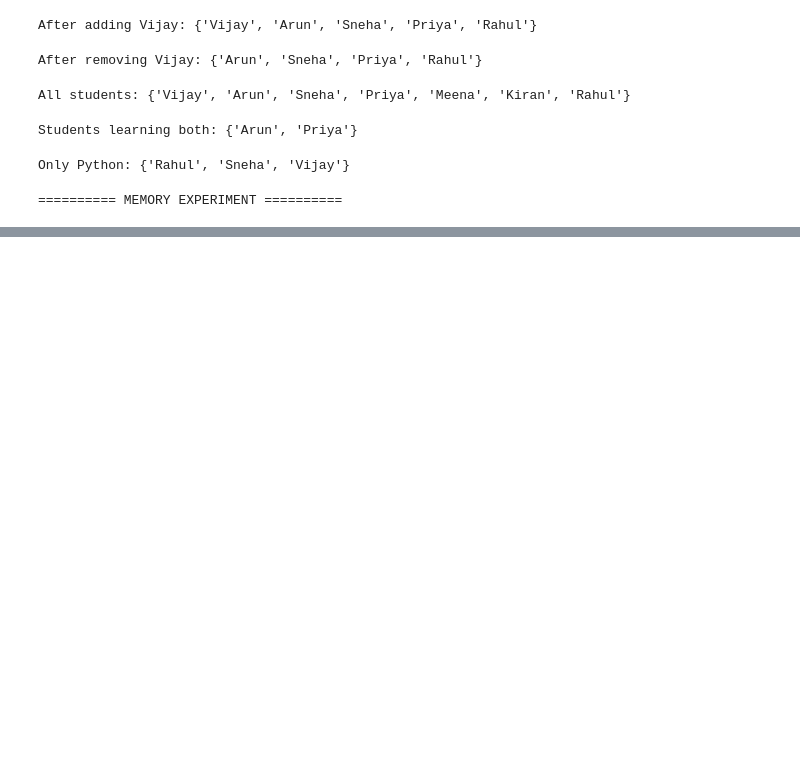
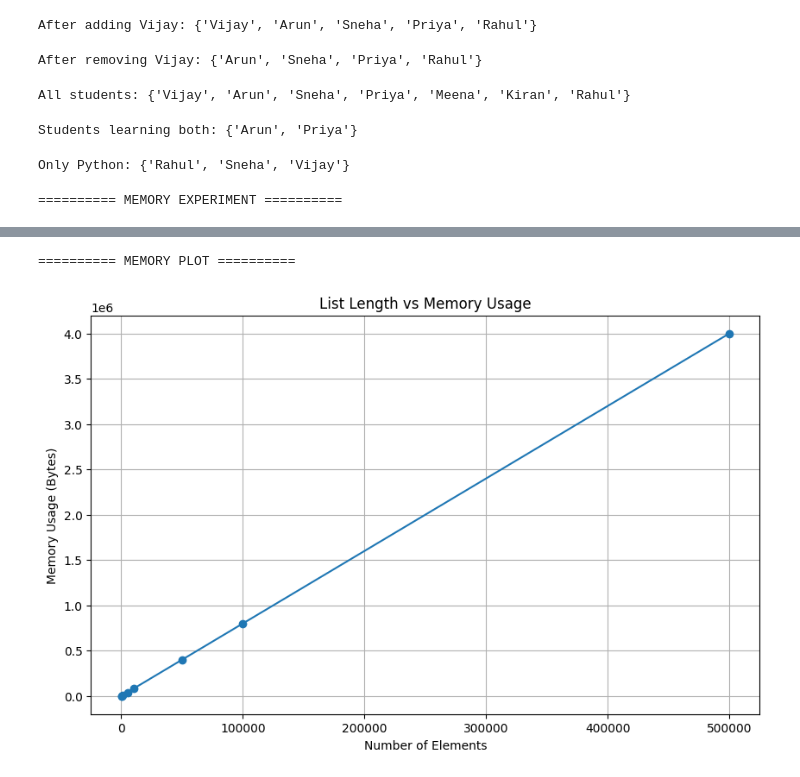
Before and after one commit to shivamkumar359/3rd-SEM-CLASS-CODES, a Jupyter notebook: IDB/W4/WEEK_4_PRACTICAL_SESSION_BY_MITHUN_DJ_.ipynb, the cells around one changed output, grey strips where cells are left out. Cells and saved outputs as stored; diff of their text form; code cells hidden in the pictures; blank space fills up the shorter version.

```diff
--- a/IDB/W4/WEEK_4_PRACTICAL_SESSION_BY_MITHUN_DJ_.ipynb
+++ b/IDB/W4/WEEK_4_PRACTICAL_SESSION_BY_MITHUN_DJ_.ipynb
@@ -272,0 +307,33 @@ NameError: name 'sys' is not defined
+# %%
+# ============================================================
+# 10. MEMORY PLOT
+# ============================================================
+
+print("\n========== MEMORY PLOT ==========")
+
+plt.figure(figsize=(10, 6))
+
+plt.plot(
+    sizes,
+    memory_usage,
+    marker="o"
+)
+
+plt.title(
+    "List Length vs Memory Usage"
+)
+
+plt.xlabel(
+    "Number of Elements"
+)
+
+plt.ylabel(
+    "Memory Usage (Bytes)"
+)
+
+plt.grid(True)
+
+plt.show()
+# %% [output]
+========== MEMORY PLOT ==========
+[figure, added]
```
Also changed, not shown: parts of 14 cells of this notebook.
